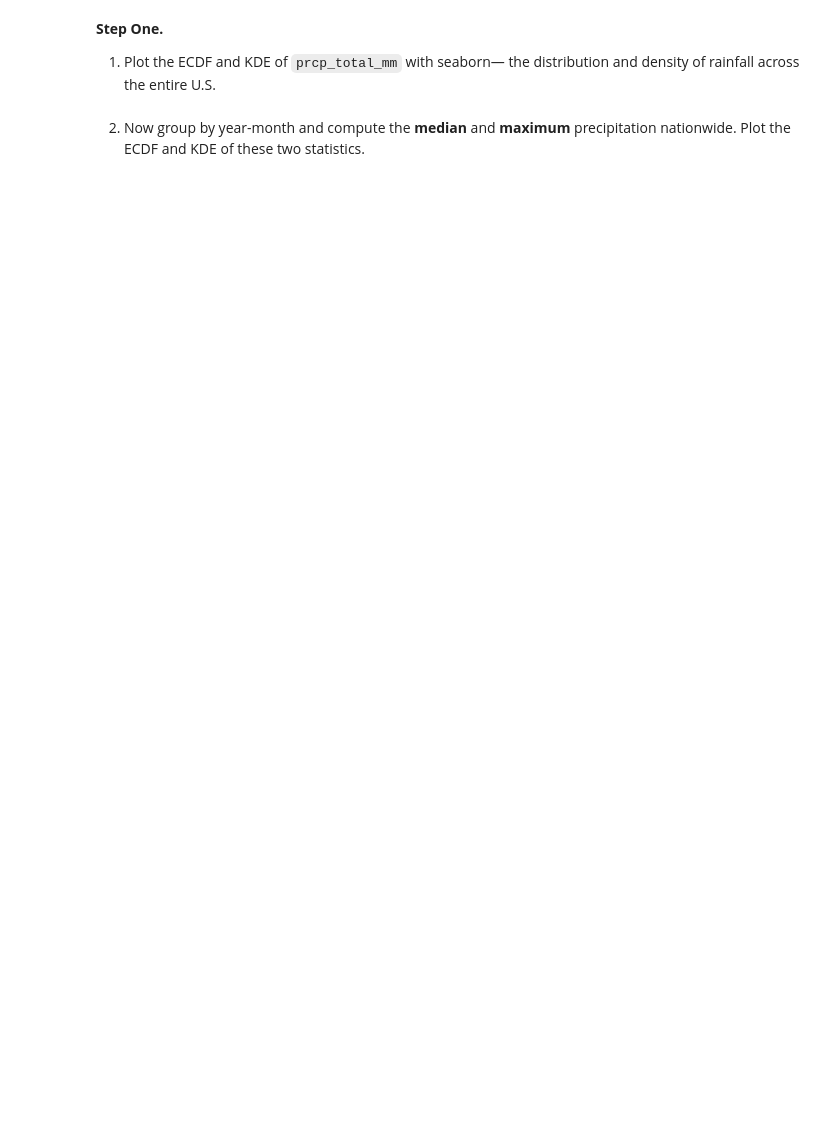
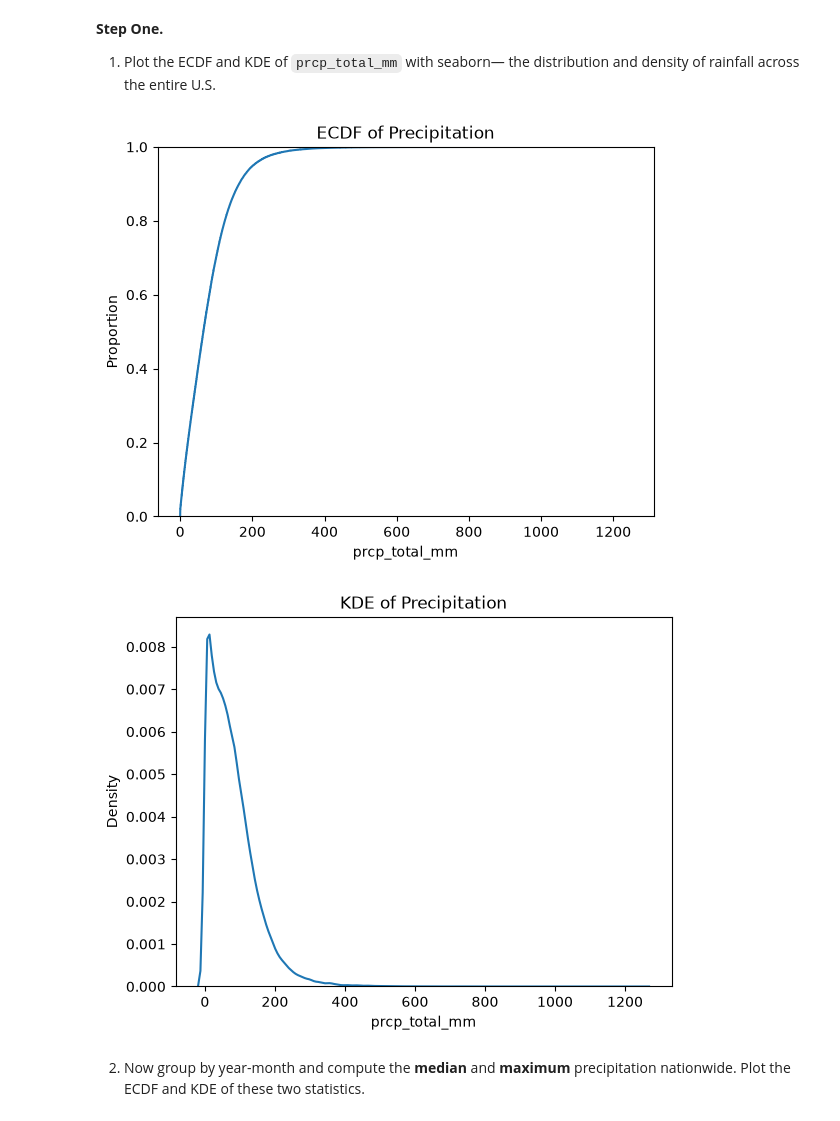
Before and after one commit to wesleyfletcher/UU_F26_templates, a Jupyter notebook: Week05/Thursday_Lab/lab_05.ipynb, the cells around one changed output. Cells and saved outputs as stored; diff of their text form; code cells hidden in the pictures; blank space fills up the shorter version.

```diff
--- a/Week05/Thursday_Lab/lab_05.ipynb
+++ b/Week05/Thursday_Lab/lab_05.ipynb
@@ -99,5 +106,16 @@ df.head()
 # %% [markdown]
 **Step One.**
 1. Plot the ECDF and KDE of `prcp_total_mm` with seaborn— the distribution and density of rainfall across the entire U.S.
+# %%
+sns.ecdfplot(df, x='prcp_total_mm')
+plt.title('ECDF of Precipitation')
+plt.show()
+
+sns.kdeplot(df, x='prcp_total_mm')
+plt.title('KDE of Precipitation')
+plt.show()
+# %% [output]
+[figure, added]
+[figure, added]
 # %% [markdown]
 2. Now group by year-month and compute the **median** and **maximum** precipitation nationwide. Plot the ECDF and KDE of these two statistics.
```
Also changed, not shown: parts of 22 cells of this notebook, 1 other file.
